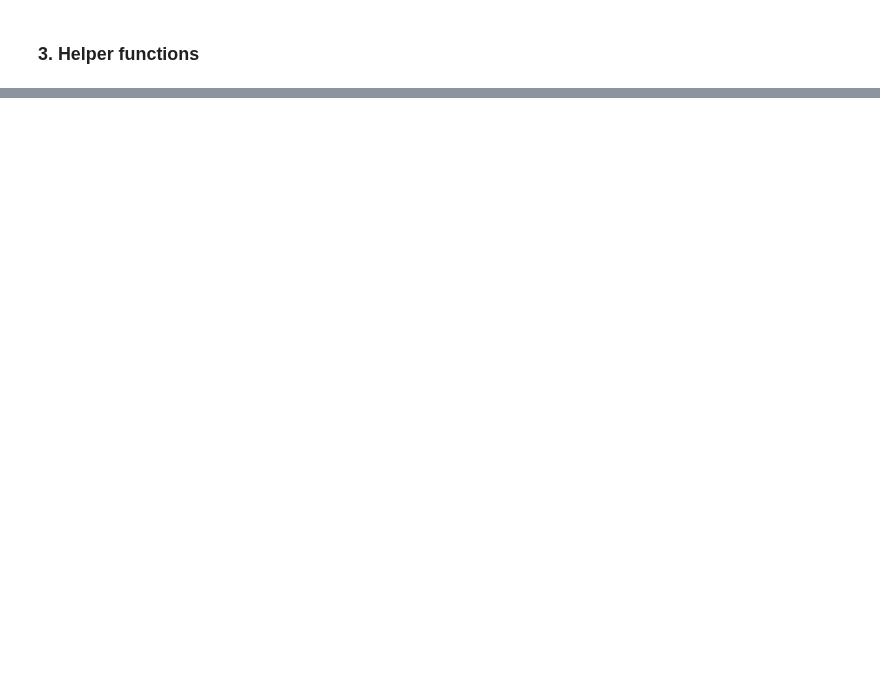
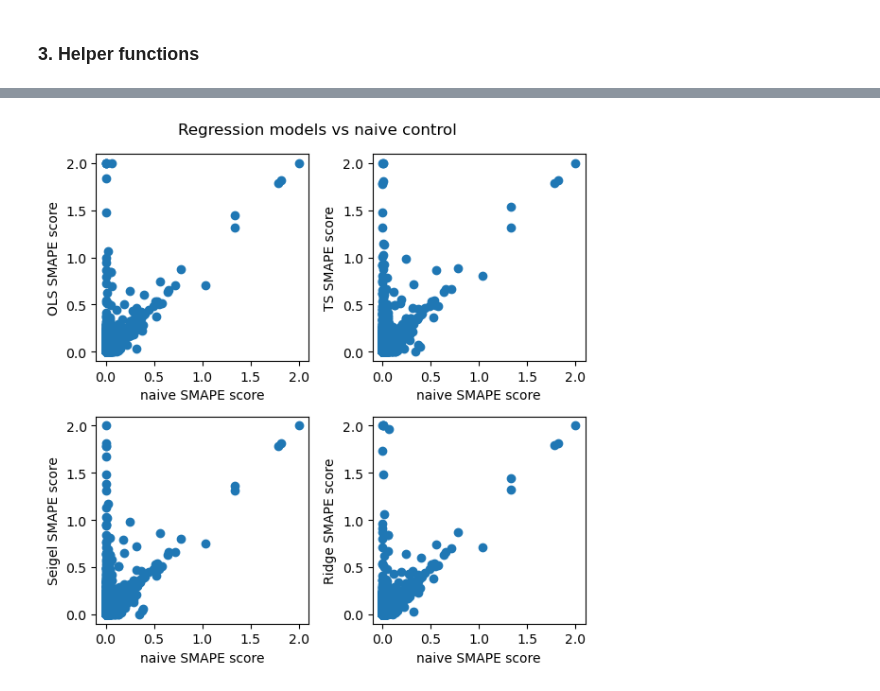
Before and after one commit to gperdrizet/kaggle_microbusiness, a Jupyter notebook: notebooks/11-bootstrapped_linear_models_benchmark.ipynb, the cells around one changed output, grey strips where cells are left out. Cells and saved outputs as stored; diff of their text form; code cells hidden in the pictures; blank space fills up the shorter version.

Commit message:
Narrowed model selection, analyzed results.

```diff
--- a/notebooks/11-bootstrapped_linear_models_benchmark.ipynb
+++ b/notebooks/11-bootstrapped_linear_models_benchmark.ipynb
@@ -388,7 +392,7 @@ def smape_score_models(sample, model_types, model_order):
 
     return block_data
 # %%
-def bootstrap_smape_scores(timepoints, sample_num, sample_size, model_order, model_types):
+def bootstrap_smape_scores(timepoints, sample_num, sample_size, model_order, model_types, time_fit = False):
 
     # Holder for sample results
     sample_data = {
@@ -408,7 +412,7 @@ def bootstrap_smape_scores(timepoints, sample_num, sample_size, model_order, mod
     sample = sample_parsed_data(timepoints, sample_size)
 
     # Do forecast and aggregate score across each block in sample
-    result = smape_score_models(sample, model_types, model_order)
+    result = smape_score_models(sample, model_types, model_order, time_fit)
 
     for key, value in result.items():
         sample_data[key].extend(value)
@@ -454,14 +460,16 @@ def parallel_bootstrapped_smape(
 
     return data
 # %%
-# Ignore warnings from ARIMA parameter optimization
-import warnings
-warnings.filterwarnings('ignore')
+# # Ignore warnings from ARIMA parameter optimization
+# import warnings
+# warnings.filterwarnings('ignore')
 
+# Set run parameters
 num_samples = 180
-sample_size = 3000
+sample_size = 100
 model_orders = [4,6,8,10]
-model_types = ['OLS', 'TS', 'Seigel', 'Ridge', 'Bayesian', 'RANSAC']#,'Huber', 'ARIMA']
+model_types = ['OLS', 'TS', 'Seigel', 'Ridge'] #, 'Bayesian', 'Huber', 'ARIMA', 'RNASAC']
+time_fit = False
 
 # Fire up the pool
 pool, result_objects = data_funcs.start_multiprocessing_pool()
@@ -474,7 +482,8 @@ for sample_num in range(sample_size):
             sample_num,
             sample_size,
             model_orders,
-            model_types
+            model_types,
+            time_fit
         )
     )
 
@@ -523,48 +554,37 @@ titles = ax.set(
 # %%
-fig, ax = plt.subplots(2, 3, figsize=(9,6))
+fig, ax = plt.subplots(2, 2, figsize=(6,6))
 
 ax[0,0].scatter(
-    data_df[(data_df['model_type'] == 'control') & (data_df['model_order'] == 16)]['SMAPE_values'],
-    data_df[(data_df['model_type'] == 'OLS') & (data_df['model_order'] == 16)]['SMAPE_values']
+    data_df[(data_df['model_type'] == 'control') & (data_df['model_order'] == 10)]['SMAPE_values'],
+    data_df[(data_df['model_type'] == 'OLS') & (data_df['model_order'] == 10)]['SMAPE_values']
 )
 ax[0,0].set_xlabel('naive SMAPE score')
 ax[0,0].set_ylabel('OLS SMAPE score')
 
 ax[0,1].scatter(
-    data_df[(data_df['model_type'] == 'control') & (data_df['model_order'] == 16)]['SMAPE_values'],
-    data_df[(data_df['model_type'] == 'TS') & (data_df['model_order'] == 16)]['SMAPE_values']
+    data_df[(data_df['model_type'] == 'control') & (data_df['model_order'] == 10)]['SMAPE_values'],
+    data_df[(data_df['model_type'] == 'TS') & (data_df['model_order'] == 10)]['SMAPE_values']
 )
 ax[0,1].set_xlabel('naive SMAPE score')
 ax[0,1].set_ylabel('TS SMAPE score')
 
-ax[0,2].scatter(
-    data_df[(data_df['model_type'] == 'control') & (data_df['model_order'] == 16)]['SMAPE_values'],
-    data_df[(data_df['model_type'] == 'Seigel') & (data_df['model_order'] == 16)]['SMAPE_values']
-)
-ax[0,2].set_xlabel('naive SMAPE score')
-ax[0,2].set_ylabel('Seigel SMAPE score')
-
 ax[1,0].scatter(
-    data_df[(data_df['model_type'] == 'control') & (data_df['model_order'] == 16)]['SMAPE_values'],
-    data_df[(data_df['model_type'] == 'Ridge') & (data_df['model_order'] == 16)]['SMAPE_values']
+    data_df[(data_df['model_type'] == 'control') & (data_df['model_order'] == 10)]['SMAPE_values'],
+    data_df[(data_df['model_type'] == 'Seigel') & (data_df['model_order'] == 10)]['SMAPE_values']
 )
 ax[1,0].set_xlabel('naive SMAPE score')
-ax[1,0].set_ylabel('Ridge SMAPE score')
+ax[1,0].set_ylabel('Seigel SMAPE score')
 
 ax[1,1].scatter(
-    data_df[(data_df['model_type'] == 'control') & (data_df['model_order'] == 16)]['SMAPE_values'],
-    data_df[(data_df['model_type'] == 'Bayesian') & (data_df['model_order'] == 16)]['SMAPE_values']
+    data_df[(data_df['model_type'] == 'control') & (data_df['model_order'] == 10)]['SMAPE_values'],
+    data_df[(data_df['model_type'] == 'Ridge') & (data_df['model_order'] == 10)]['SMAPE_values']
 )
 ax[1,1].set_xlabel('naive SMAPE score')
-ax[1,1].set_ylabel('Bayesian SMAPE score')
+ax[1,1].set_ylabel('Ridge SMAPE score')
 
-ax[1,2].scatter(
-    data_df[(data_df['model_type'] == 'control') & (data_df['model_order'] == 16)]['SMAPE_values'],
-    data_df[(data_df['model_type'] == 'RANSAC') & (data_df['model_order'] == 16)]['SMAPE_values']
-)
-ax[1,2].set_xlabel('naive SMAPE score')
-ax[1,2].set_ylabel('RANSAC SMAPE score')
 
 plt.suptitle('Regression models vs naive control')
 plt.tight_layout()
+# %% [output]
+[figure, added]
 # %%
```
Also changed, not shown: parts of 28 cells of this notebook.
